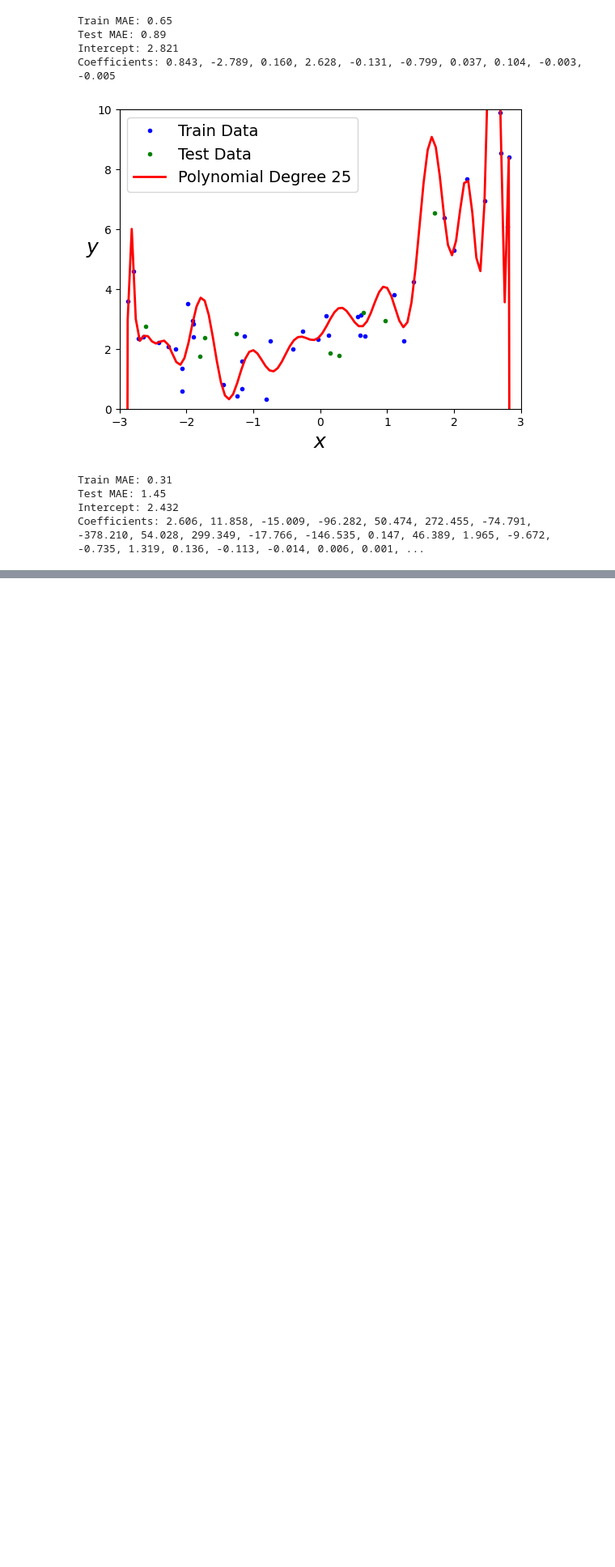
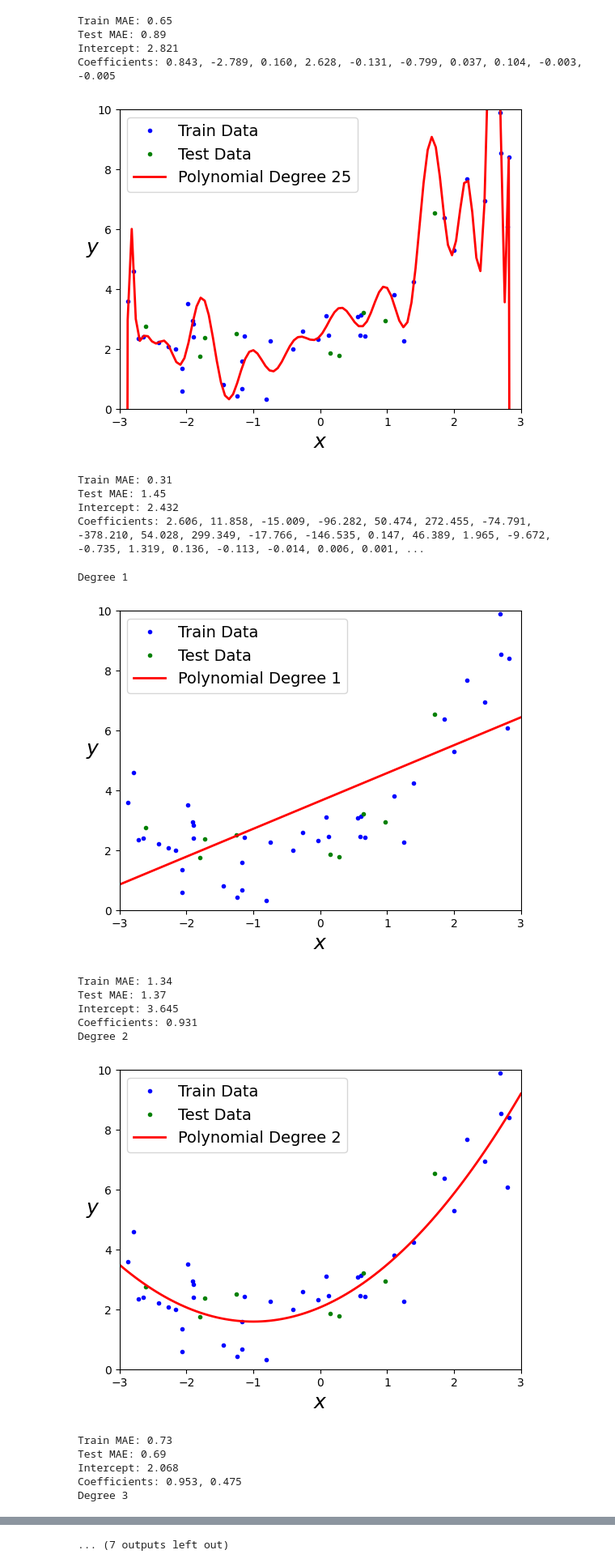
Before and after one commit to nasralani/CSCN8010, a Jupyter notebook: class_notebooks/polynomial_regression/poynomial_regression_and_overfitting.ipynb, the cells around one changed output, grey strips where cells are left out. Shown: that part at 81% size. Drawn from its saved outputs; the diff is of its cells as text; code cells hidden in the pictures; blank space fills up the shorter version.

Commit message:
add train val test split and save models

```diff
--- a/class_notebooks/polynomial_regression/poynomial_regression_and_overfitting.ipynb
+++ b/class_notebooks/polynomial_regression/poynomial_regression_and_overfitting.ipynb
@@ -28,0 +32,4 @@ array([[-0.75275929],
+# %%
+poly_features = PolynomialFeatures(degree=4, include_bias=False)
+X_poly = poly_features.fit_transform(X)
+print(X_poly[0:5])
@@ -32,7 +53,6 @@ def polynomial_fit(X,y, degree, X_test=None, y_test=None):
     X_poly = poly_features.fit_transform(X)
     lin_reg = LinearRegression()
     lin_reg.fit(X_poly, y)
-    lin_reg.intercept_, lin_reg.coef_
 
     # plot the data and the curve
     X_new = np.linspace(-3, 3, 100).reshape(100, 1)
@@ -55,12 +75,12 @@ def polynomial_fit(X,y, degree, X_test=None, y_test=None):
     if X_test is not None:
         y_test_pred = lin_reg.predict(poly_features.transform(X_test))
         print('Train MAE:', round(mean_absolute_error(y, y_pred),2))
-        print('Test MAE:', round(mean_absolute_error(y_test, y_test_pred),2))
+        print('Validation MAE:', round(mean_absolute_error(y_test, y_test_pred),2))
     else:
         print('MAE:', round(mean_absolute_error(y, y_pred),2))
     print('Intercept: {:.3f}'.format(float(lin_reg.intercept_[0])))
     print('Coefficients: {}'.format(', '.join(['{:.3f}'.format(float(coef)) for coef in np.nditer(lin_reg.coef_)])))
-    return X_poly
+    return lin_reg
 # %%
 X_poly = polynomial_fit(X=X, y=y, degree=2)
 # %% [output]
@@ -132,3 +152,21 @@ Train MAE: 0.31
 Test MAE: 1.45
 Intercept: 2.432
 Coefficients: 2.606, 11.858, -15.009, -96.282, 50.474, 272.455, -74.791, -378.210, 54.028, 299.349, -17.766, -146.535, 0.147, 46.389, 1.965, -9.672, -0.735, 1.319, 0.136, -0.113, -0.014, 0.006, 0.001, ...
+# %%
+for degree in range(1,10):
+    print(f'Degree {degree}')
+    polynomial_fit(X=X_train, y=y_train, degree=degree, X_test=X_test, y_test=y_test)
+# %% [output]
+Degree 1
+[figure, added]
+Train MAE: 1.34
+Test MAE: 1.37
+Intercept: 3.645
+Coefficients: 0.931
+Degree 2
+[figure, added]
+Train MAE: 0.73
+Test MAE: 0.69
+Intercept: 2.068
+Coefficients: 0.953, 0.475
+Degree 3
@@ -134,0 +192 @@ Coefficients: 2.606, 11.858, -15.009, -96.282, 50.474, 272.455, -74.791, -378.21
+... (7 outputs left out)
```
Also changed, not shown: parts of 12 cells of this notebook.
